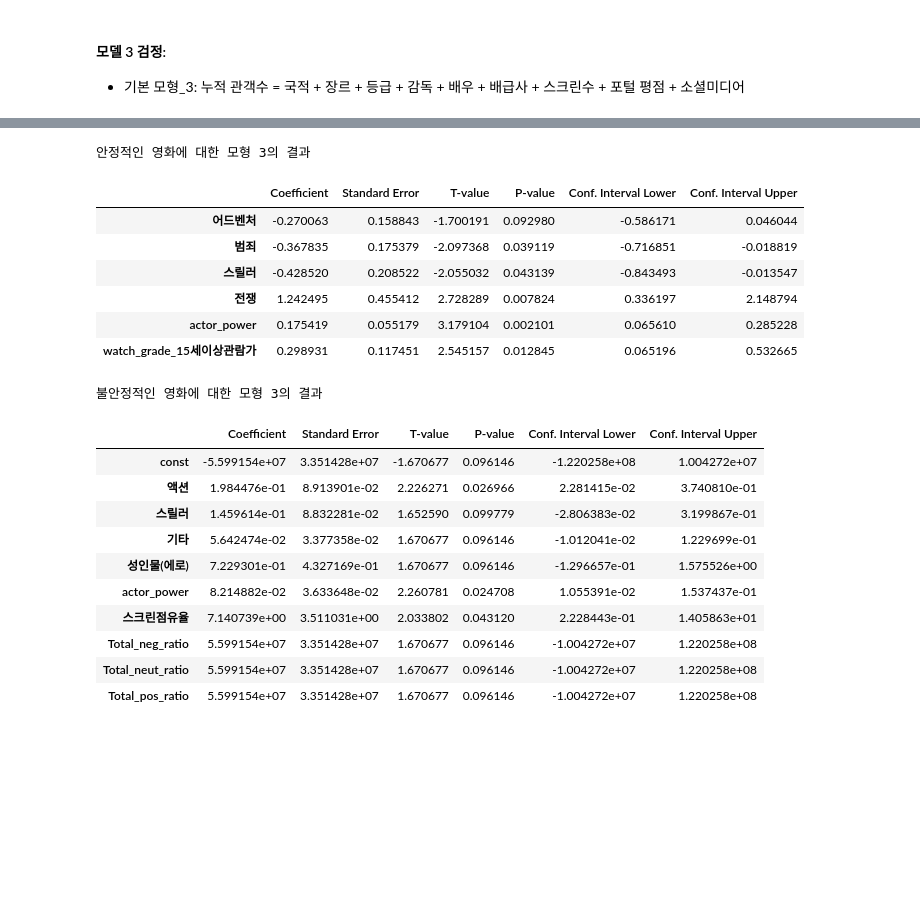
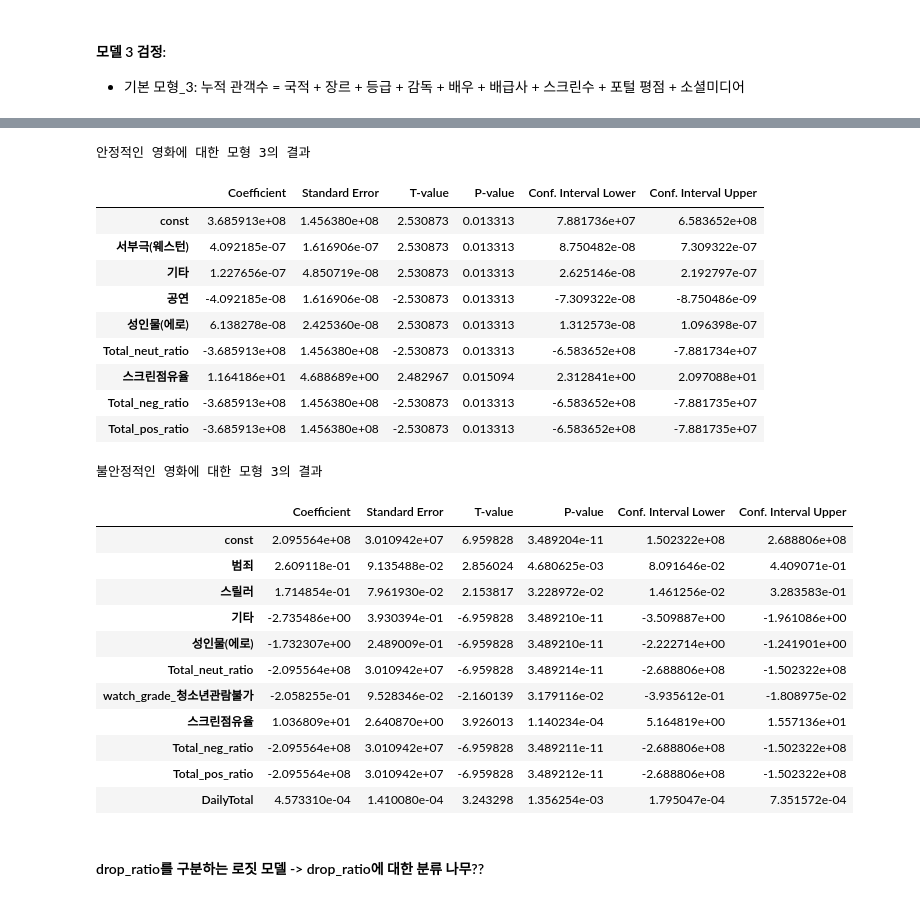
Before and after one commit to d0gyunkim/Big_analytics_project, a Jupyter notebook: drop_point_회귀_모델.ipynb, the cells around one changed output, grey strips where cells are left out. Cells and saved outputs as stored; diff of their text form; code cells hidden in the pictures; blank space fills up the shorter version.

```diff
--- a/drop_point_회귀_모델.ipynb
+++ b/drop_point_회귀_모델.ipynb
@@ -320,10 +320,13 @@ df_un_stable_model_1.update(df_un_stable_model_1.select_dtypes(include=['bool'])
 
 # 정규화할 변수 선택
 # 정규화할 변수 선택_
-to_normalize = ['director_power', 'actor_power', '배급사평균최대관객수','누적_관객수']
-scaler = StandardScaler()
-df_stable_model_1[to_normalize] = scaler.fit_transform(df_stable_model_1[to_normalize])
-df_un_stable_model_1[to_normalize] = scaler.fit_transform(df_un_stable_model_1[to_normalize])
+df_stable_model_1['director_power'] = np.log1p(df_stable_model_1['director_power'])
+df_stable_model_1['actor_power'] = np.log1p(df_stable_model_1['actor_power'])
+df_stable_model_1['누적_관객수'] = np.log1p(df_stable_model_1['누적_관객수'])
+
+df_un_stable_model_1['director_power'] = np.log1p(df_un_stable_model_1['director_power'])
+df_un_stable_model_1['actor_power'] = np.log1p(df_un_stable_model_1['actor_power'])
+df_un_stable_model_1['누적_관객수'] = np.log1p(df_un_stable_model_1['누적_관객수'])
 # %%
 # 영화별로 묶기
 df_stable_model_1 = df_stable_model_1.groupby('movie_title').mean().copy()
@@ -432,14 +442,17 @@ df_un_stable_model_2.update(df_un_stable_model_2.select_dtypes(include=['bool'])
 
 # 정규화할 변수 선택
 # 정규화할 변수 선택_
-to_normalize = ['director_power', 'actor_power', '배급사평균최대관객수','누적_관객수']
-scaler = StandardScaler()
-df_stable_model_2[to_normalize] = scaler.fit_transform(df_stable_model_2[to_normalize])
-df_un_stable_model_2[to_normalize] = scaler.fit_transform(df_un_stable_model_2[to_normalize])
+df_stable_model_2['director_power'] = np.log1p(df_stable_model_2['director_power'])
+df_stable_model_2['actor_power'] = np.log1p(df_stable_model_2['actor_power'])
+df_stable_model_2['누적_관객수'] = np.log1p(df_stable_model_2['누적_관객수'])
+
+df_un_stable_model_2['director_power'] = np.log1p(df_un_stable_model_2['director_power'])
+df_un_stable_model_2['actor_power'] = np.log1p(df_un_stable_model_2['actor_power'])
+df_un_stable_model_2['누적_관객수'] = np.log1p(df_un_stable_model_2['누적_관객수'])
 
 
 # 일별 데이터를 영화별 평균으로 집계
-daily_columns = ['스크린점유율', '상영점유율', '좌석점유율','RV_score_total']
+daily_columns = ['스크린점유율', '상영점유율','RV_score_total']
 daily_averages = df_stable_model_2.groupby('movie_title')[daily_columns].mean().reset_index()
 df_stable_model_2 = df_stable_model_2.drop(columns=daily_columns).merge(daily_averages, on='movie_title', how='left')
 
@@ -550,14 +560,17 @@ df_stable_model_3.update(df_stable_model_3.select_dtypes(include=['bool']).astyp
 df_un_stable_model_3.update(df_un_stable_model_3.select_dtypes(include=['bool']).astype(int))
 
 # 정규화할 변수 선택_
-to_normalize = ['director_power', 'actor_power', '배급사평균최대관객수', 'RV_score_total','누적_관객수']
-scaler = StandardScaler()
-df_stable_model_3[to_normalize] = scaler.fit_transform(df_stable_model_3[to_normalize])
-df_un_stable_model_3[to_normalize] = scaler.fit_transform(df_un_stable_model_3[to_normalize])
+df_stable_model_3['director_power'] = np.log1p(df_stable_model_3['director_power'])
+df_stable_model_3['actor_power'] = np.log1p(df_stable_model_3['actor_power'])
+df_stable_model_3['누적_관객수'] = np.log1p(df_stable_model_3['누적_관객수'])
+
+df_un_stable_model_3['director_power'] = np.log1p(df_un_stable_model_3['director_power'])
+df_un_stable_model_3['actor_power'] = np.log1p(df_un_stable_model_3['actor_power'])
+df_un_stable_model_3['누적_관객수'] = np.log1p(df_un_stable_model_3['누적_관객수'])
 
 
 # 일별 데이터를 영화별 평균으로 집계
-daily_columns = ['스크린점유율', '상영점유율', '좌석점유율', 'Total_neg_ratio', 'Total_neut_ratio', 'Total_pos_ratio']
+daily_columns = ['스크린점유율', '상영점유율', 'RV_score_total', 'Total_neg_ratio','Total_pos_ratio']
 daily_averages = df_stable_model_3.groupby('movie_title')[daily_columns].mean().reset_index()
 df_stable_model_3 = df_stable_model_3.drop(columns=daily_columns).merge(daily_averages, on='movie_title', how='left')
 
@@ -591,51 +604,57 @@ results_summary = pd.DataFrame({
 # 결과 출력
 print('안정적인 영화에 대한 모형 3의 결과')
 
-results_summary[results_summary['P-value'] < 0.1]
+results_summary[results_summary['P-value'] < 0.05]
 # %% [output]
 안정적인 영화에 대한 모형 3의 결과
 |  | Coefficient | Standard Error | T-value | P-value | Conf. Interval Lower | Conf. Interval Upper |
-| 어드벤처 | -0.270063 | 0.158843 | -1.700191 | 0.092980 | -0.586171 | 0.046044 |
-| 범죄 | -0.367835 | 0.175379 | -2.097368 | 0.039119 | -0.716851 | -0.018819 |
-| 스릴러 | -0.428520 | 0.208522 | -2.055032 | 0.043139 | -0.843493 | -0.013547 |
-| 전쟁 | 1.242495 | 0.455412 | 2.728289 | 0.007824 | 0.336197 | 2.148794 |
-| actor_power | 0.175419 | 0.055179 | 3.179104 | 0.002101 | 0.065610 | 0.285228 |
-| watch_grade_15세이상관람가 | 0.298931 | 0.117451 | 2.545157 | 0.012845 | 0.065196 | 0.532665 |
+| const | 3.685913e+08 | 1.456380e+08 | 2.530873 | 0.013313 | 7.881736e+07 | 6.583652e+08 |
+| 서부극(웨스턴) | 4.092185e-07 | 1.616906e-07 | 2.530873 | 0.013313 | 8.750482e-08 | 7.309322e-07 |
+| 기타 | 1.227656e-07 | 4.850719e-08 | 2.530873 | 0.013313 | 2.625146e-08 | 2.192797e-07 |
+| 공연 | -4.092185e-08 | 1.616906e-08 | -2.530873 | 0.013313 | -7.309322e-08 | -8.750486e-09 |
+| 성인물(에로) | 6.138278e-08 | 2.425360e-08 | 2.530873 | 0.013313 | 1.312573e-08 | 1.096398e-07 |
+| Total_neut_ratio | -3.685913e+08 | 1.456380e+08 | -2.530873 | 0.013313 | -6.583652e+08 | -7.881734e+07 |
+| 스크린점유율 | 1.164186e+01 | 4.688689e+00 | 2.482967 | 0.015094 | 2.312841e+00 | 2.097088e+01 |
+| Total_neg_ratio | -3.685913e+08 | 1.456380e+08 | -2.530873 | 0.013313 | -6.583652e+08 | -7.881735e+07 |
+| Total_pos_ratio | -3.685913e+08 | 1.456380e+08 | -2.530873 | 0.013313 | -6.583652e+08 | -7.881735e+07 |
 # %%
 # 독립변수(X)와 종속변수(y) 설정
 X = df_un_stable_model_3.drop('누적_관객수', axis=1)
 y = df_un_stable_model_3['누적_관객수']
 
 # X에 상수항 추가 (절편 포함)
 X = sm.add_constant(X)
 
 # 회귀 모델 생성 및 적합
 model = sm.OLS(y, X).fit()
 
 # 회귀 결과를 데이터프레임으로 정리
 results_summary = pd.DataFrame({
     'Coefficient': model.params,
     'Standard Error': model.bse,
     'T-value': model.tvalues,
     'P-value': model.pvalues,
     'Conf. Interval Lower': model.conf_int()[0],
     'Conf. Interval Upper': model.conf_int()[1]
 })
 
 # 결과 출력
 print('불안정적인 영화에 대한 모형 3의 결과')
 
-results_summary[results_summary['P-value'] < 0.1]
+results_summary[results_summary['P-value'] < 0.05]
 # %% [output]
 불안정적인 영화에 대한 모형 3의 결과
 |  | Coefficient | Standard Error | T-value | P-value | Conf. Interval Lower | Conf. Interval Upper |
-| const | -5.599154e+07 | 3.351428e+07 | -1.670677 | 0.096146 | -1.220258e+08 | 1.004272e+07 |
-| 액션 | 1.984476e-01 | 8.913901e-02 | 2.226271 | 0.026966 | 2.281415e-02 | 3.740810e-01 |
-| 스릴러 | 1.459614e-01 | 8.832281e-02 | 1.652590 | 0.099779 | -2.806383e-02 | 3.199867e-01 |
-| 기타 | 5.642474e-02 | 3.377358e-02 | 1.670677 | 0.096146 | -1.012041e-02 | 1.229699e-01 |
-| 성인물(에로) | 7.229301e-01 | 4.327169e-01 | 1.670677 | 0.096146 | -1.296657e-01 | 1.575526e+00 |
-| actor_power | 8.214882e-02 | 3.633648e-02 | 2.260781 | 0.024708 | 1.055391e-02 | 1.537437e-01 |
-| 스크린점유율 | 7.140739e+00 | 3.511031e+00 | 2.033802 | 0.043120 | 2.228443e-01 | 1.405863e+01 |
-| Total_neg_ratio | 5.599154e+07 | 3.351428e+07 | 1.670677 | 0.096146 | -1.004272e+07 | 1.220258e+08 |
-| Total_neut_ratio | 5.599154e+07 | 3.351428e+07 | 1.670677 | 0.096146 | -1.004272e+07 | 1.220258e+08 |
-| Total_pos_ratio | 5.599154e+07 | 3.351428e+07 | 1.670677 | 0.096146 | -1.004272e+07 | 1.220258e+08 |
+| const | 2.095564e+08 | 3.010942e+07 | 6.959828 | 3.489204e-11 | 1.502322e+08 | 2.688806e+08 |
+| 범죄 | 2.609118e-01 | 9.135488e-02 | 2.856024 | 4.680625e-03 | 8.091646e-02 | 4.409071e-01 |
+| 스릴러 | 1.714854e-01 | 7.961930e-02 | 2.153817 | 3.228972e-02 | 1.461256e-02 | 3.283583e-01 |
+| 기타 | -2.735486e+00 | 3.930394e-01 | -6.959828 | 3.489210e-11 | -3.509887e+00 | -1.961086e+00 |
+| 성인물(에로) | -1.732307e+00 | 2.489009e-01 | -6.959828 | 3.489210e-11 | -2.222714e+00 | -1.241901e+00 |
+| Total_neut_ratio | -2.095564e+08 | 3.010942e+07 | -6.959828 | 3.489214e-11 | -2.688806e+08 | -1.502322e+08 |
+| watch_grade_청소년관람불가 | -2.058255e-01 | 9.528346e-02 | -2.160139 | 3.179116e-02 | -3.935612e-01 | -1.808975e-02 |
+| 스크린점유율 | 1.036809e+01 | 2.640870e+00 | 3.926013 | 1.140234e-04 | 5.164819e+00 | 1.557136e+01 |
+| Total_neg_ratio | -2.095564e+08 | 3.010942e+07 | -6.959828 | 3.489211e-11 | -2.688806e+08 | -1.502322e+08 |
+| Total_pos_ratio | -2.095564e+08 | 3.010942e+07 | -6.959828 | 3.489212e-11 | -2.688806e+08 | -1.502322e+08 |
+| DailyTotal | 4.573310e-04 | 1.410080e-04 | 3.243298 | 1.356254e-03 | 1.795047e-04 | 7.351572e-04 |
+# %% [markdown]
+#### drop_ratio를 구분하는 로짓 모델 -> drop_ratio에 대한 분류 나무??
```
Also changed, not shown: parts of 20 cells of this notebook, 2 other files.
